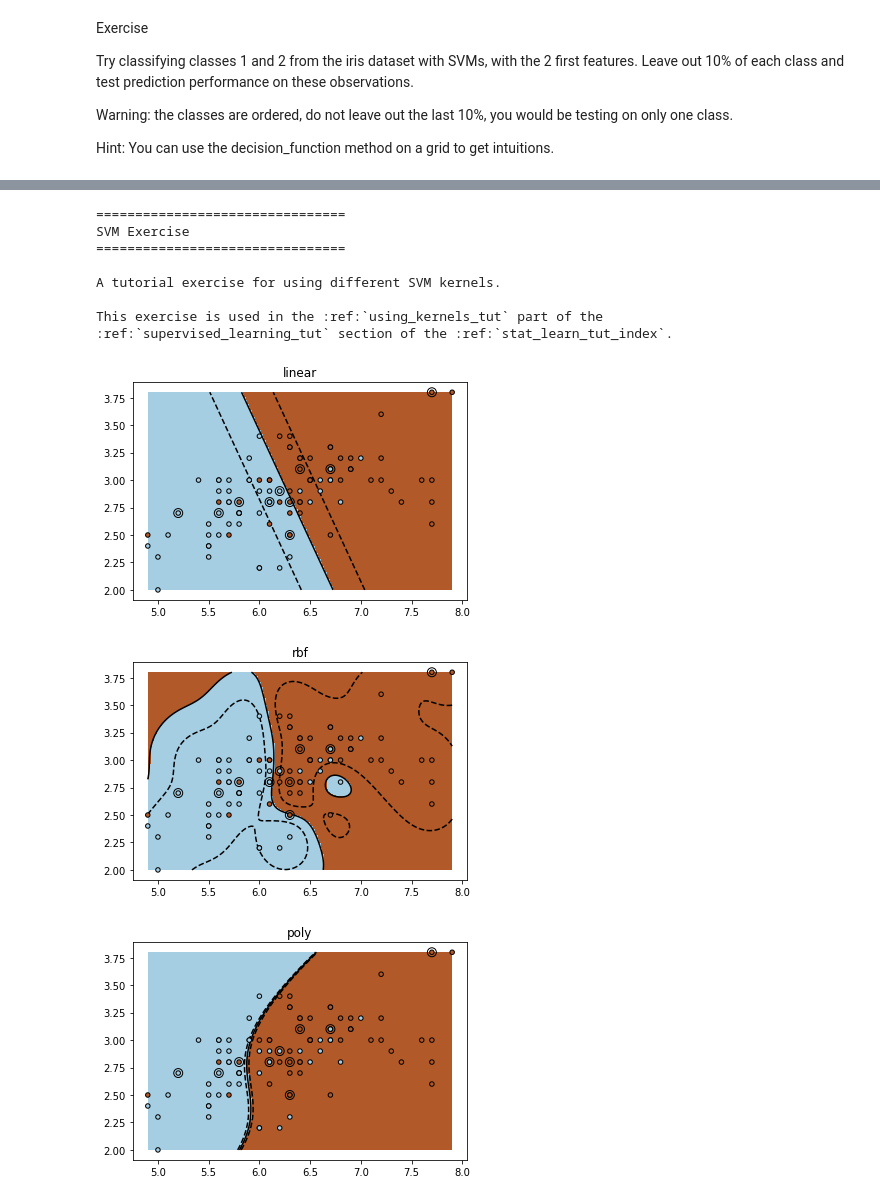
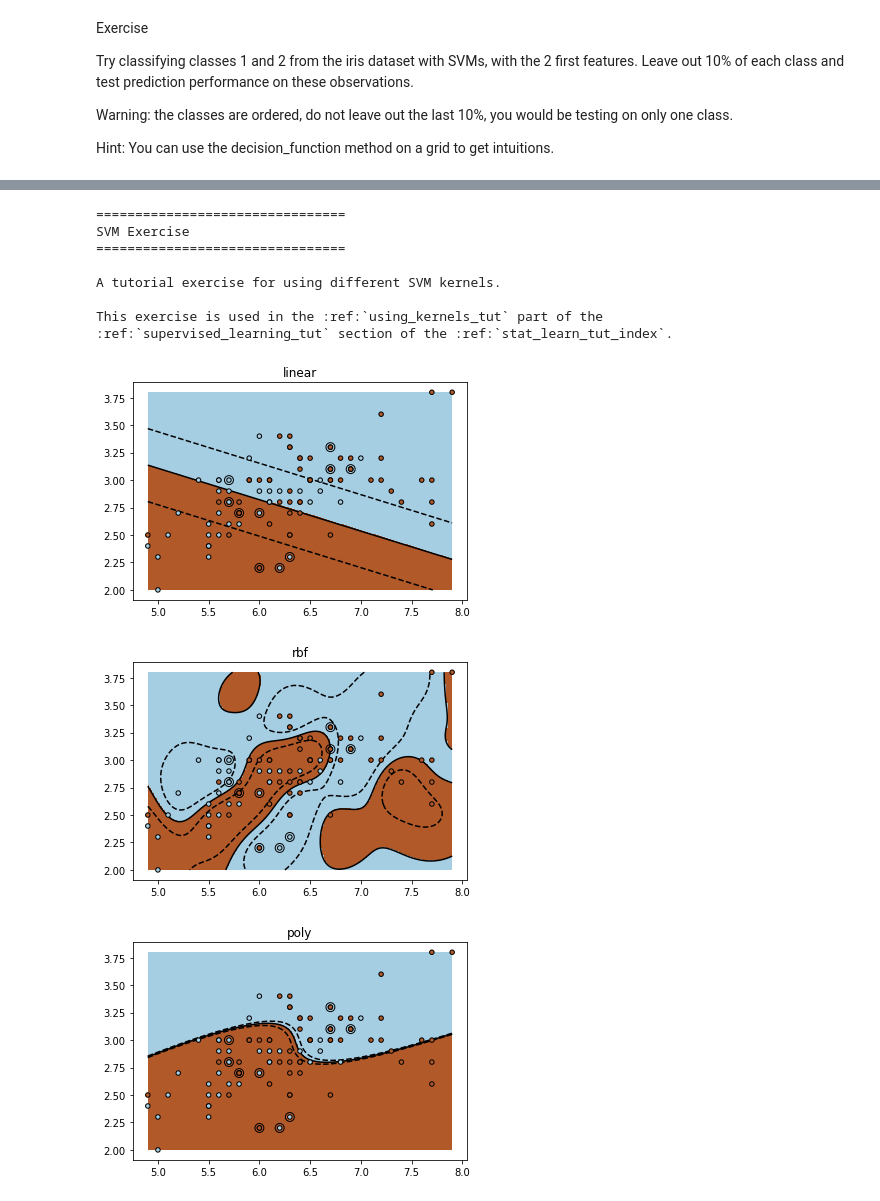
Before and after one commit to hnryjmes/scikit-learn, a Jupyter notebook: tutorial-02-stat-learning.ipynb, the cells around one changed output, grey strips where cells are left out. Saved outputs shown, nothing was run; the diff lists cells and outputs as text; code cells hidden in the pictures.

```diff
--- a/tutorial-02-stat-learning.ipynb
+++ b/tutorial-02-stat-learning.ipynb
@@ -286,17 +286,8 @@ y = iris.target
 X = X[y != 0, :2]
 y = y[y != 0]
 
-n_sample = len(X)
-
-np.random.seed(0)
-order = np.random.permutation(n_sample)
-X = X[order]
-y = y[order].astype(float)
-
-X_train = X[:int(.9 * n_sample)]
-y_train = y[:int(.9 * n_sample)]
-X_test = X[int(.9 * n_sample):]
-y_test = y[int(.9 * n_sample):]
+X_train, X_test = model_selection.train_test_split(X, test_size=0.1)
+y_train, y_test = model_selection.train_test_split(y, test_size=0.1)
 
 # fit the model
 for kernel in ('linear', 'rbf', 'poly'):
@@ -311,33 +302,33 @@ for kernel in ('linear', 'rbf', 'poly'):
     # Circle out the test data
     plt.scatter(X_test[:, 0], X_test[:, 1], s=80, facecolors='none',
                 zorder=10, edgecolor='k')
 
     plt.axis('tight')
     x_min = X[:, 0].min()
     x_max = X[:, 0].max()
     y_min = X[:, 1].min()
     y_max = X[:, 1].max()
 
     XX, YY = np.mgrid[x_min:x_max:200j, y_min:y_max:200j]
     Z = clf.decision_function(np.c_[XX.ravel(), YY.ravel()])
 
     # Put the result into a color plot
     Z = Z.reshape(XX.shape)
     plt.pcolormesh(XX, YY, Z > 0, cmap=plt.cm.Paired)
     plt.contour(XX, YY, Z, colors=['k', 'k', 'k'],
                 linestyles=['--', '-', '--'], levels=[-.5, 0, .5])
 
     plt.title(kernel)
 plt.show()
 # %% [output]
 ================================
 SVM Exercise
 ================================
 
 A tutorial exercise for using different SVM kernels.
 
 This exercise is used in the :ref:`using_kernels_tut` part of the
 :ref:`supervised_learning_tut` section of the :ref:`stat_learn_tut_index`.
-[figure, old version]
+[figure, new version]
-[figure, old version]
+[figure, new version]
-[figure, old version]
+[figure, new version]
```
Also changed, not shown: parts of 3 cells of this notebook.
